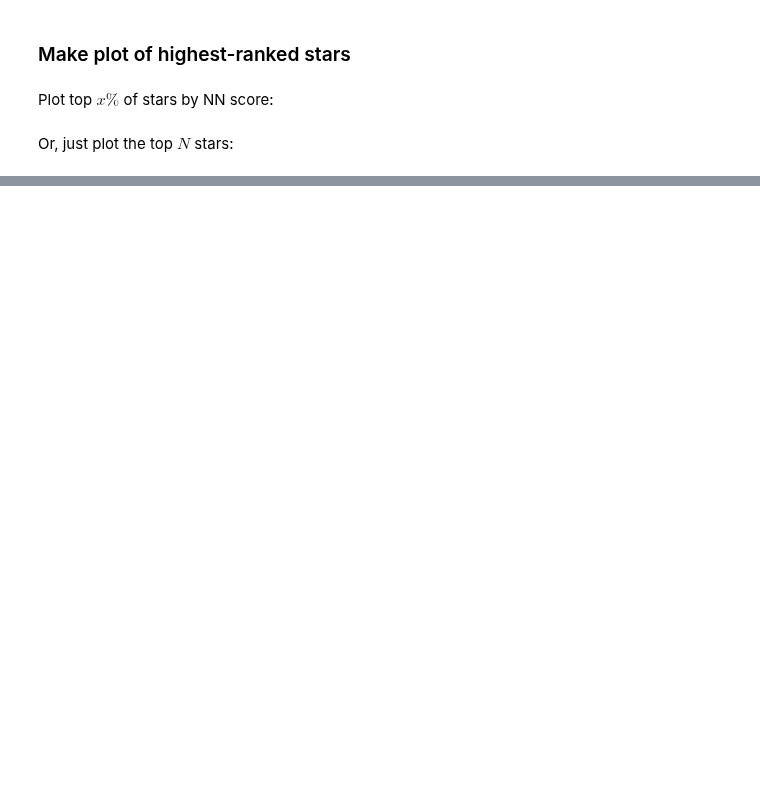
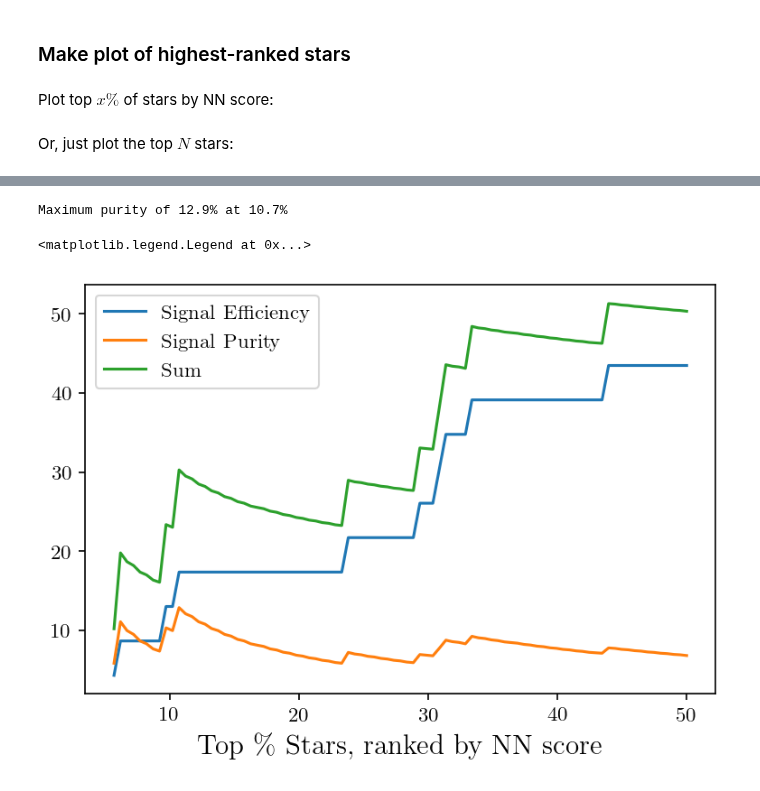
Before and after one commit to hep-lbdl/GaiaCWoLa, a Jupyter notebook: Finding_Mock_Stream.ipynb, the cells around one changed output, grey strips where cells are left out. Drawn from its saved outputs; the diff is of its cells as text; code cells hidden in the pictures; blank space fills up the shorter version.

```diff
--- a/Finding_Mock_Stream.ipynb
+++ b/Finding_Mock_Stream.ipynb
@@ -266,8 +282,8 @@ AUC: 0.5157724997480431
 # %% [markdown]
 Plot top $x\%$ of stars by NN score:
 # %%
-# x = 1 # desired percentage
-# top_stars = test[(test['nn_score'] >= test['nn_score'].quantile((100-x)/100))]
+x = 10 # desired percentage
+top_stars = test[(test['nn_score'] >= test['nn_score'].quantile((100-x)/100))]
 # %% [markdown]
 Or, just plot the top $N$ stars:
 # %%
@@ -306,24 +330,27 @@ Text(0, 0.5, '$\\delta$ [\\textdegree]')
 # %%
-# # Scan for optimal percentage
-# # cuts = [50, 25, 10, 5, 1, 0.5, 0.1]
-# cuts = np.linspace(0.1, 50, 100)
-# efficiencies = []
-# purities = []
-# for x in cuts:
-#     top_stars = test[(test['nn_score'] >= test['nn_score'].quantile((100-x)/100))]
-#     if True in top_stars.stream.unique():
-#         n_perfect_matches = top_stars.stream.value_counts()[True]
-#         stream_stars_in_test_set = test[test.stream == True]
-#         efficiencies.append(100*n_perfect_matches/len(stream_stars_in_test_set))
-#         purities.append(n_perfect_matches/len(top_stars)*100)
-#     else:
-#         efficiencies.append(np.nan)
-#         purities.append(np.nan)
+# Scan for optimal percentage
+cuts = np.linspace(0.1, 50, 100)
+efficiencies = []
+purities = []
+for x in cuts:
+    top_stars = test[(test['nn_score'] >= test['nn_score'].quantile((100-x)/100))]
+    if True in top_stars.stream.unique():
+        n_perfect_matches = top_stars.stream.value_counts()[True]
+        stream_stars_in_test_set = test[test.stream == True]
+        efficiencies.append(100*n_perfect_matches/len(stream_stars_in_test_set))
+        purities.append(n_perfect_matches/len(top_stars)*100)
+    else:
+        efficiencies.append(np.nan)
+        purities.append(np.nan)
 
-# sum = np.array(efficiencies)+np.array(purities)
-# print("Maximum sum at {:.1f}%".format(cuts[np.argmax(sum)]))
-# plt.plot(cuts, efficiencies, label="Signal Efficiency")
-# plt.plot(cuts, purities, label="Signal Purity")
-# plt.plot(cuts, sum, label="Sum")
-# plt.xlabel("Top \% Stars, ranked by NN score")
-# plt.legend()
+sum = np.array(efficiencies)+np.array(purities)
+print("Maximum purity of {:.1f}% at {:.1f}%".format(np.nanmax(purities),cuts[np.nanargmax(purities)]))
+plt.plot(cuts, efficiencies, label="Signal Efficiency")
+plt.plot(cuts, purities, label="Signal Purity")
+plt.plot(cuts, sum, label="Sum")
+plt.xlabel("Top \% Stars, ranked by NN score")
+plt.legend()
+# %% [output]
+Maximum purity of 12.9% at 10.7%
+<matplotlib.legend.Legend at 0x...>
+[figure, added]
```
Also changed, not shown: parts of 12 cells of this notebook.
